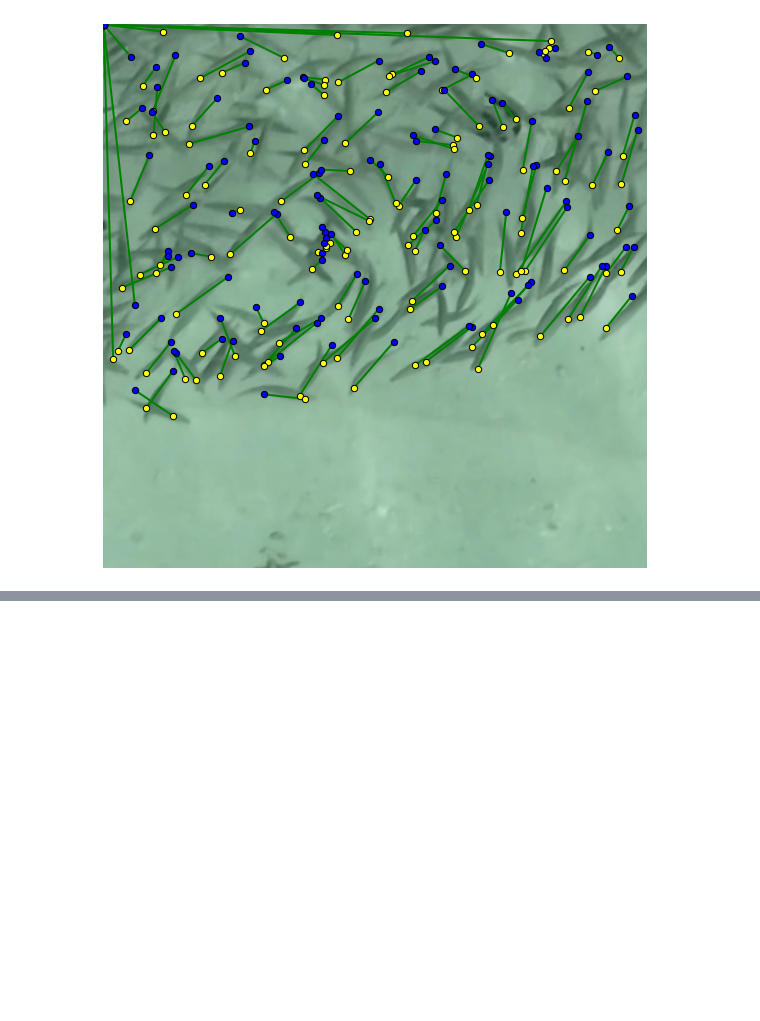
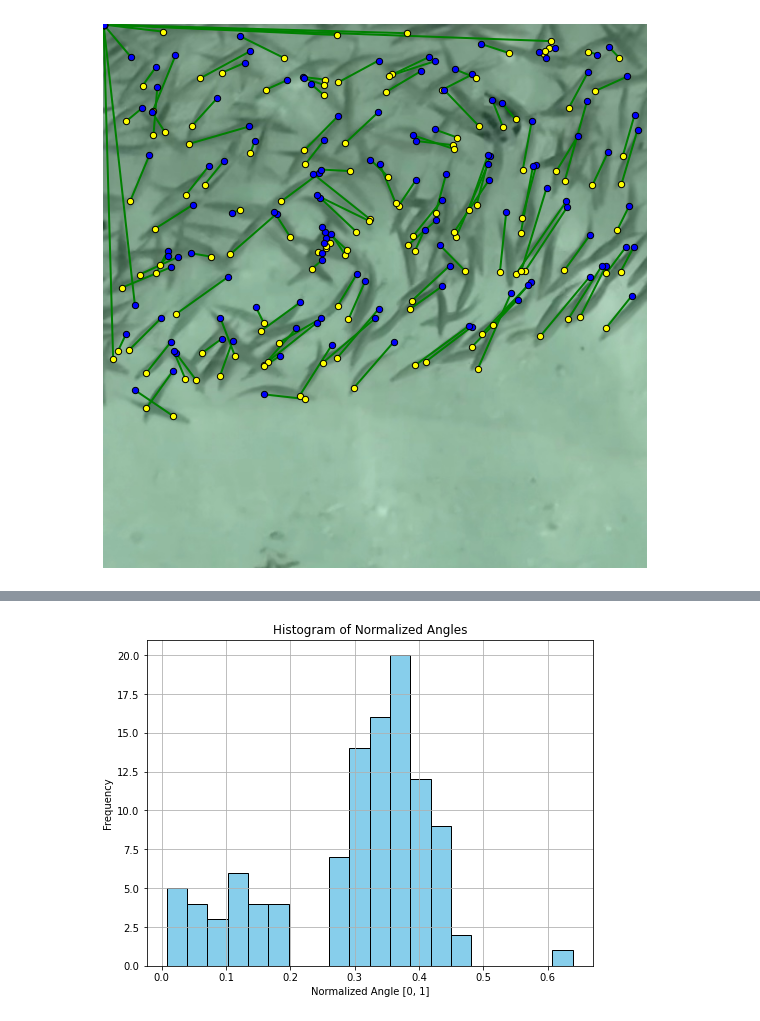
Before and after one commit to AugustPa/SharkVideoAnalysis, a Jupyter notebook: utils/FishDetections/detectAndVisualize/posemodel/poseVisualizationTile.ipynb, the cells around one changed output, grey strips where cells are left out. Cells and saved outputs as stored; diff of their text form; code cells hidden in the pictures; blank space fills up the shorter version.

```diff
--- a/utils/FishDetections/detectAndVisualize/posemodel/poseVisualizationTile.ipynb
+++ b/utils/FishDetections/detectAndVisualize/posemodel/poseVisualizationTile.ipynb
@@ -61,0 +203,30 @@ plt.show()
+# %%
+import numpy as np
+import matplotlib.pyplot as plt
+import matplotlib.cm as cm
+
+# Function to calculate angles in radians between pairs of keypoints
+def calculate_angles(kp_pairs):
+    # Calculate the difference in coordinates
+    deltas = kp_pairs[:, 1, :] - kp_pairs[:, 0, :]
+    # Calculate the angle using arctan2, which returns angles in radians
+    angles = np.arctan2(deltas[:, 1], deltas[:, 0])
+    return angles
+
+# Calculate angles for the filtered keypoint pairs
+angles = calculate_angles(filtered_kp_xy)
+
+# Normalize the angles to the range [0, 1] for colormap mapping
+# The angle range of arctan2 is [-pi, pi], so we normalize accordingly
+normalized_angles = (angles + np.pi) / (2 * np.pi)
+
+# Plot a histogram of the normalized angles
+plt.figure(figsize=(8, 6))
+plt.hist(normalized_angles, bins=20, color='skyblue', edgecolor='black')
+plt.title('Histogram of Normalized Angles')
+plt.xlabel('Normalized Angle [0, 1]')
+plt.ylabel('Frequency')
+plt.grid(True)
+plt.show()
+# %% [output]
+[figure, added]
```
Also changed, not shown: parts of 6 cells of this notebook.
